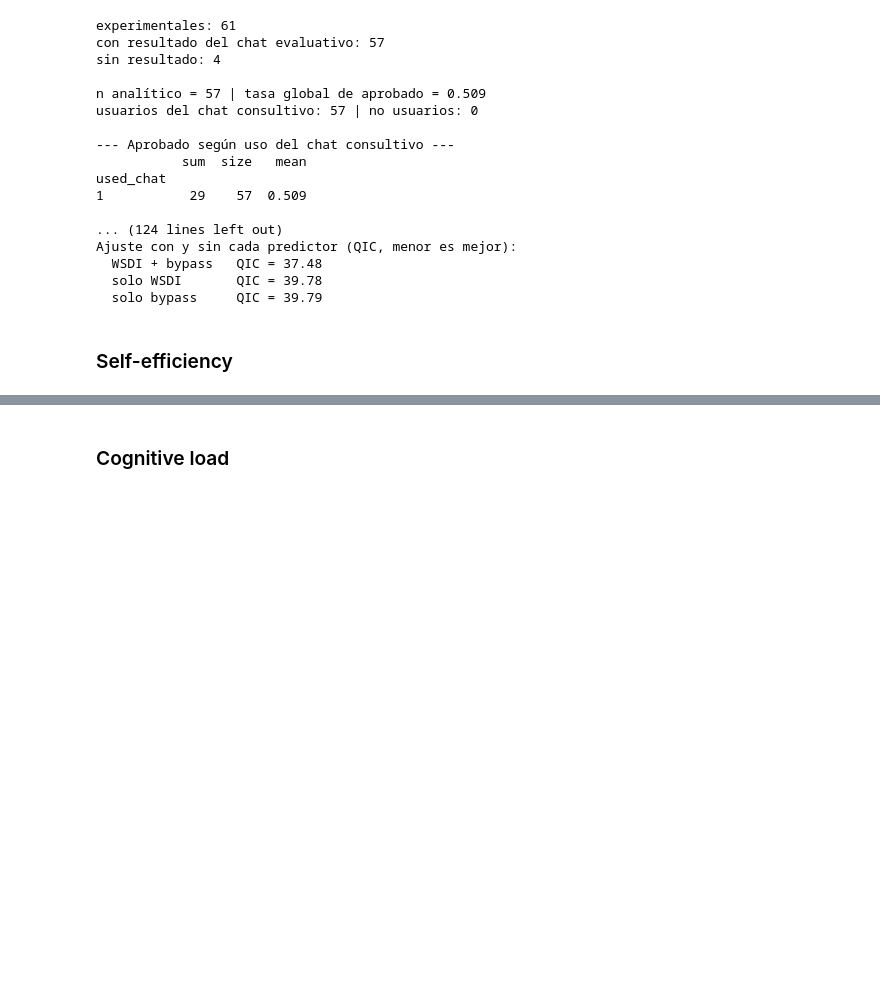
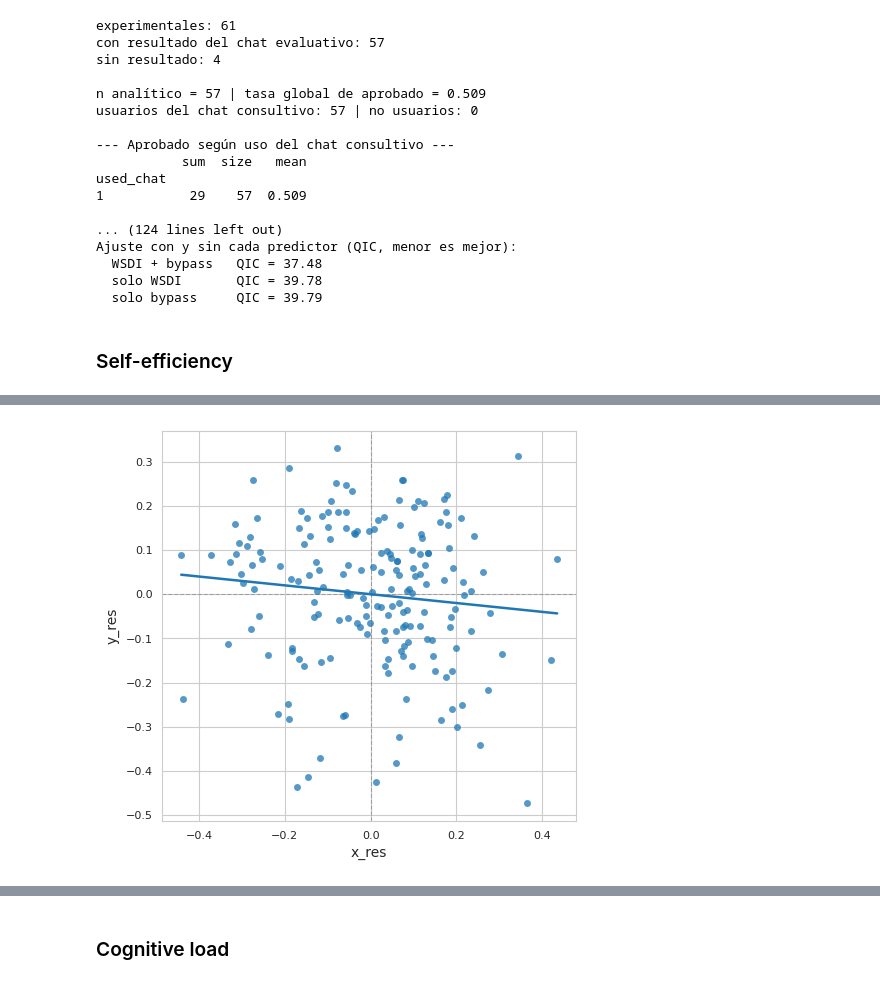
Before and after one commit to IBiDat/va-educational-impact, a Jupyter notebook: src/notebooks/paper/paper_results.ipynb, the cells around one changed output, grey strips where cells are left out. Cells and saved outputs as stored; diff of their text form; code cells hidden in the pictures; blank space fills up the shorter version.

```diff
--- a/src/notebooks/paper/paper_results.ipynb
+++ b/src/notebooks/paper/paper_results.ipynb
@@ -3079,0 +3138,21 @@ for col in cols_2:
+# %%
+import statsmodels.formula.api as smf
+
+d = (forms_interactions_df.to_pandas()
+     if hasattr(forms_interactions_df, 'to_pandas')
+     else forms_interactions_df.copy())
+d = d.dropna(subset=['score_tc_post','score_ta_post','score_tc_pre','score_ta_pre'])
+
+# Residualizar ambos ejes respecto a los demás predictores del modelo
+rest = "score_ta_post + score_tc_pre"
+d['y_res'] = smf.ols(f"score_tc_post ~ {rest}", d).fit().resid
+d['x_res'] = smf.ols(f"score_ta_pre  ~ {rest}", d).fit().resid
+
+plot_quant_scatter(
+    pl.DataFrame(d), comparisons=[("x_res", "y_res")],
+    palette="tab10", alpha=0.75, bbox_to_anchor=(0.5, -0.12),
+    corr_annotation=False, subplots_title=False,
+    save_path=os.path.join(self_efficacy_path, 'self_confidence_pre_partial.pdf')
+)
+# %% [output]
+[figure, added]
```
Also changed, not shown: parts of 20 cells of this notebook, 7 other files.
